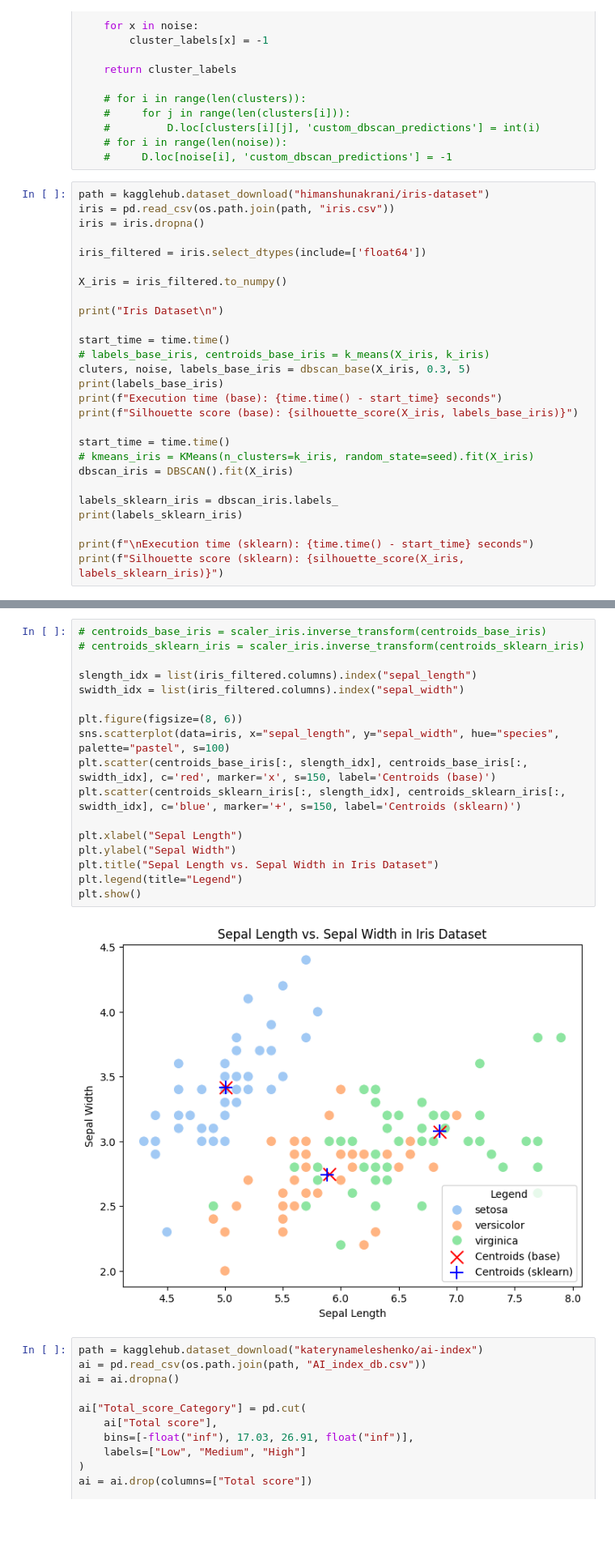
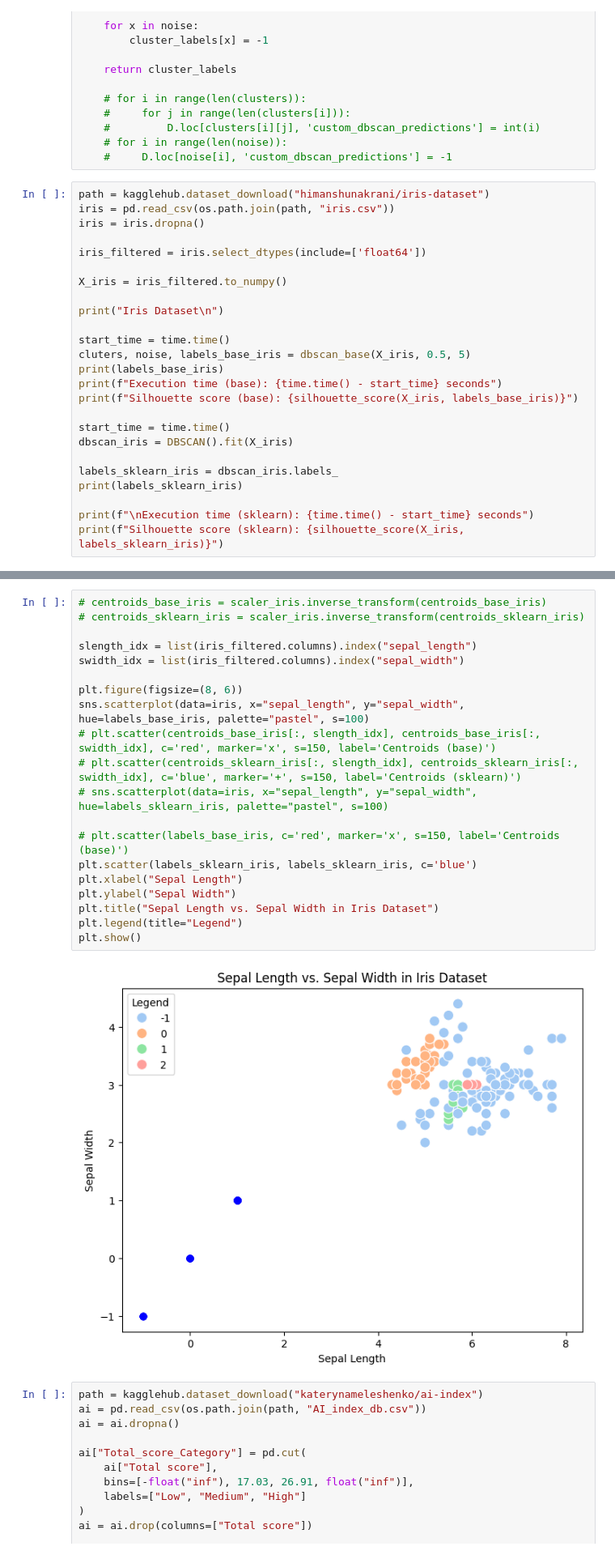
Before and after one commit to mirchandani-mohnish/ClusterMetrics, a Jupyter notebook: Density_Based.ipynb, the cells around one changed output, grey strips where cells are left out. Shown: that part at 81% size. Drawn from its saved outputs; the diff is of its cells as text; blank space fills up the shorter version.

Commit message:
Fix: DBScan - Parameters for noise reduction

```diff
--- a/Density_Based.ipynb
+++ b/Density_Based.ipynb
@@ -125,14 +125,12 @@ X_iris = iris_filtered.to_numpy()
 print("Iris Dataset\n")
 
 start_time = time.time()
-# labels_base_iris, centroids_base_iris = k_means(X_iris, k_iris)
-cluters, noise, labels_base_iris = dbscan_base(X_iris, 0.3, 5)
+cluters, noise, labels_base_iris = dbscan_base(X_iris, 0.5, 5)
 print(labels_base_iris)
 print(f"Execution time (base): {time.time() - start_time} seconds")
 print(f"Silhouette score (base): {silhouette_score(X_iris, labels_base_iris)}")
 
 start_time = time.time()
-# kmeans_iris = KMeans(n_clusters=k_iris, random_state=seed).fit(X_iris)
 dbscan_iris = DBSCAN().fit(X_iris)
 
 labels_sklearn_iris = dbscan_iris.labels_
@@ -161,22 +192,25 @@ Silhouette score (sklearn): 0.485842354600955
 # %%
 # centroids_base_iris = scaler_iris.inverse_transform(centroids_base_iris)
 # centroids_sklearn_iris = scaler_iris.inverse_transform(centroids_sklearn_iris)
 
 slength_idx = list(iris_filtered.columns).index("sepal_length")
 swidth_idx = list(iris_filtered.columns).index("sepal_width")
 
 plt.figure(figsize=(8, 6))
-sns.scatterplot(data=iris, x="sepal_length", y="sepal_width", hue="species", palette="pastel", s=100)
-plt.scatter(centroids_base_iris[:, slength_idx], centroids_base_iris[:, swidth_idx], c='red', marker='x', s=150, label='Centroids (base)')
-plt.scatter(centroids_sklearn_iris[:, slength_idx], centroids_sklearn_iris[:, swidth_idx], c='blue', marker='+', s=150, label='Centroids (sklearn)')
+sns.scatterplot(data=iris, x="sepal_length", y="sepal_width", hue=labels_base_iris, palette="pastel", s=100)
+# plt.scatter(centroids_base_iris[:, slength_idx], centroids_base_iris[:, swidth_idx], c='red', marker='x', s=150, label='Centroids (base)')
+# plt.scatter(centroids_sklearn_iris[:, slength_idx], centroids_sklearn_iris[:, swidth_idx], c='blue', marker='+', s=150, label='Centroids (sklearn)')
+# sns.scatterplot(data=iris, x="sepal_length", y="sepal_width", hue=labels_sklearn_iris, palette="pastel", s=100)
 
+# plt.scatter(labels_base_iris, c='red', marker='x', s=150, label='Centroids (base)')
+plt.scatter(labels_sklearn_iris, labels_sklearn_iris, c='blue')
 plt.xlabel("Sepal Length")
 plt.ylabel("Sepal Width")
 plt.title("Sepal Length vs. Sepal Width in Iris Dataset")
 plt.legend(title="Legend")
 plt.show()
 # %% [output]
-[figure, old version]
+[figure, new version]
 # %%
 path = kagglehub.dataset_download("katerynameleshenko/ai-index")
 ai = pd.read_csv(os.path.join(path, "AI_index_db.csv"))
```
Also changed, not shown: parts of 2 cells of this notebook.
